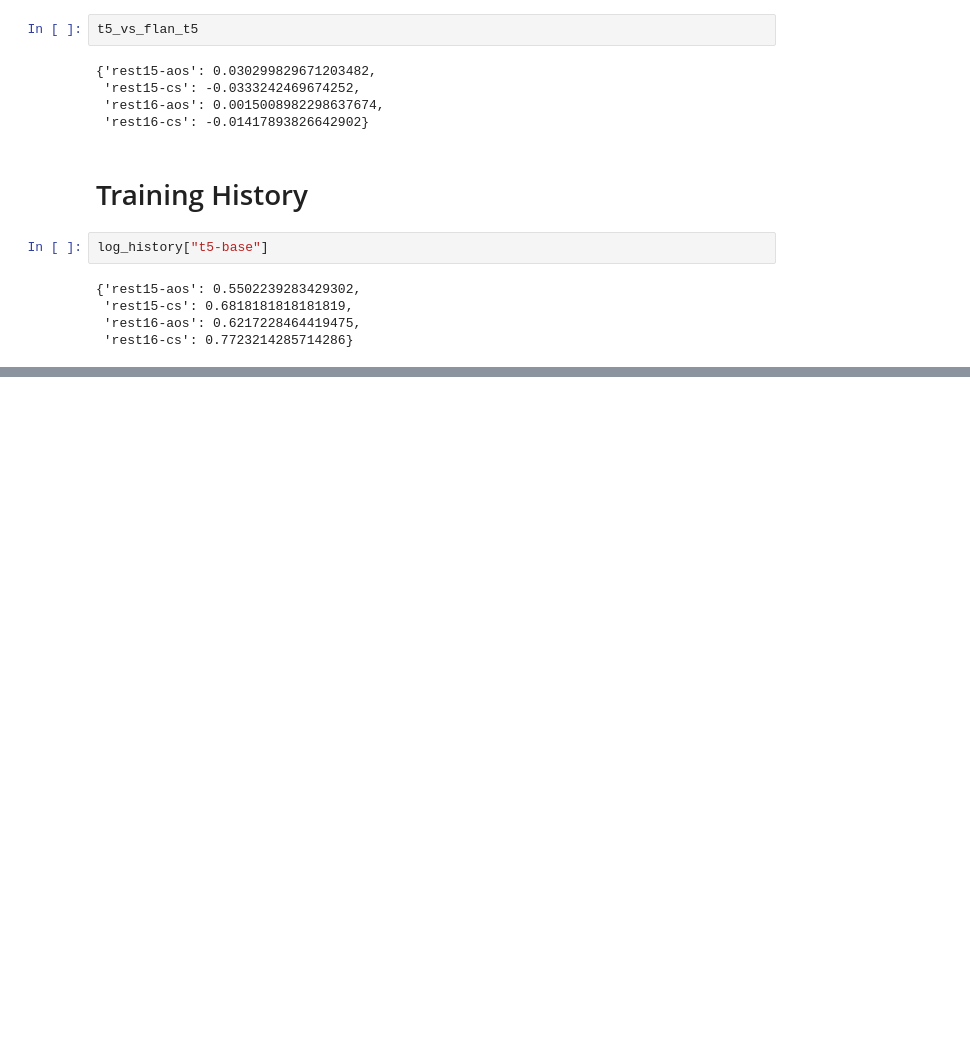
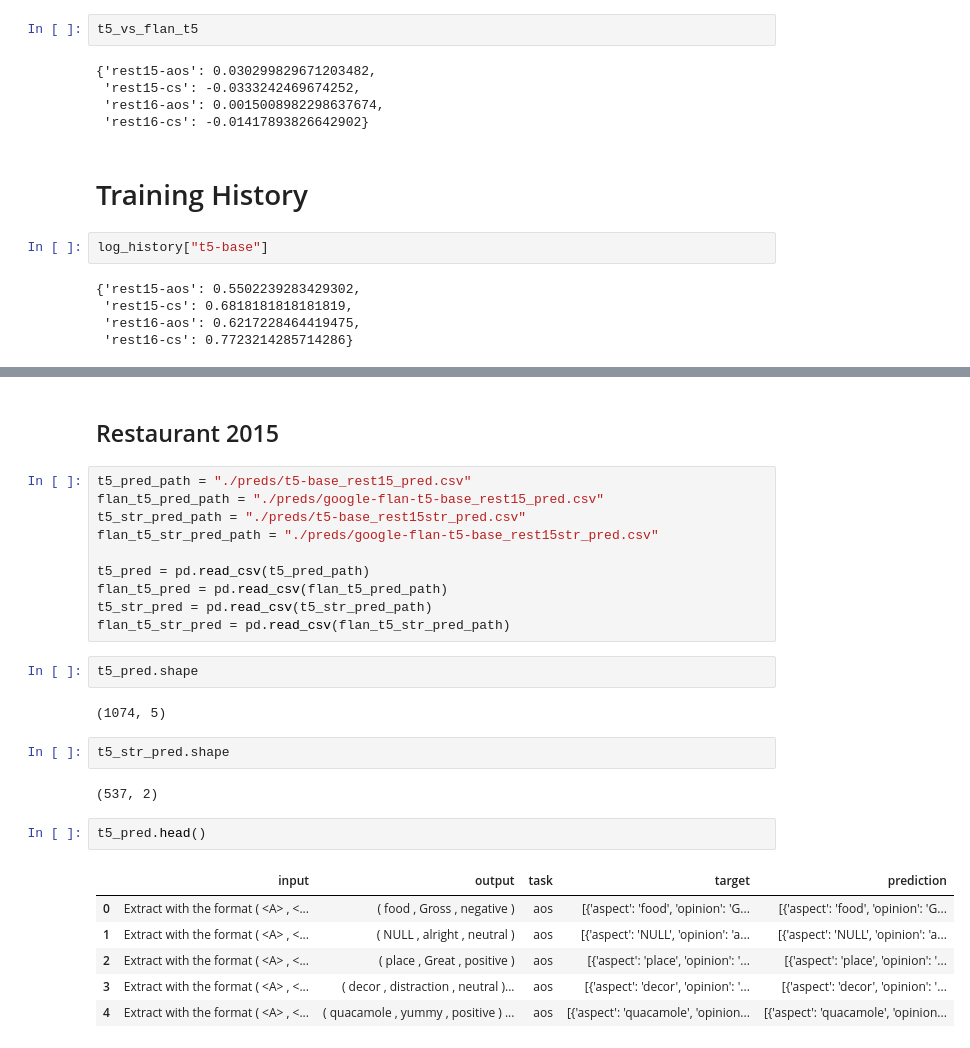
Before and after one commit to rdyzakya/IndoLEGO-ABSA, a Jupyter notebook: doe/model/analysis.ipynb, the cells around one changed output, grey strips where cells are left out. Cells and saved outputs as stored; diff of their text form; blank space fills up the shorter version.

```diff
--- a/doe/model/analysis.ipynb
+++ b/doe/model/analysis.ipynb
@@ -146,0 +158,29 @@ log_history["t5-base"]
+# %% [markdown]
+## Restaurant 2015
+# %%
+t5_pred_path = "./preds/t5-base_rest15_pred.csv"
+flan_t5_pred_path = "./preds/google-flan-t5-base_rest15_pred.csv"
+t5_str_pred_path = "./preds/t5-base_rest15str_pred.csv"
+flan_t5_str_pred_path = "./preds/google-flan-t5-base_rest15str_pred.csv"
+
+t5_pred = pd.read_csv(t5_pred_path)
+flan_t5_pred = pd.read_csv(flan_t5_pred_path)
+t5_str_pred = pd.read_csv(t5_str_pred_path)
+flan_t5_str_pred = pd.read_csv(flan_t5_str_pred_path)
+# %%
+t5_pred.shape
+# %% [output]
+(1074, 5)
+# %%
+t5_str_pred.shape
+# %% [output]
+(537, 2)
+# %%
+t5_pred.head()
+# %% [output]
+|  | input | output | task | target | prediction |
+| 0 | Extract with the format ( <A> , <... | ( food , Gross , negative ) | aos | [{'aspect': 'food', 'opinion': 'G... | [{'aspect': 'food', 'opinion': 'G... |
+| 1 | Extract with the format ( <A> , <... | ( NULL , alright , neutral ) | aos | [{'aspect': 'NULL', 'opinion': 'a... | [{'aspect': 'NULL', 'opinion': 'a... |
+| 2 | Extract with the format ( <A> , <... | ( place , Great , positive ) | aos | [{'aspect': 'place', 'opinion': '... | [{'aspect': 'place', 'opinion': '... |
+| 3 | Extract with the format ( <A> , <... | ( decor , distraction , neutral )... | aos | [{'aspect': 'decor', 'opinion': '... | [{'aspect': 'decor', 'opinion': '... |
+| 4 | Extract with the format ( <A> , <... | ( quacamole , yummy , positive ) ... | aos | [{'aspect': 'quacamole', 'opinion... | [{'aspect': 'quacamole', 'opinion... |
```
Also changed, not shown: parts of 12 cells of this notebook, 2 other files.
